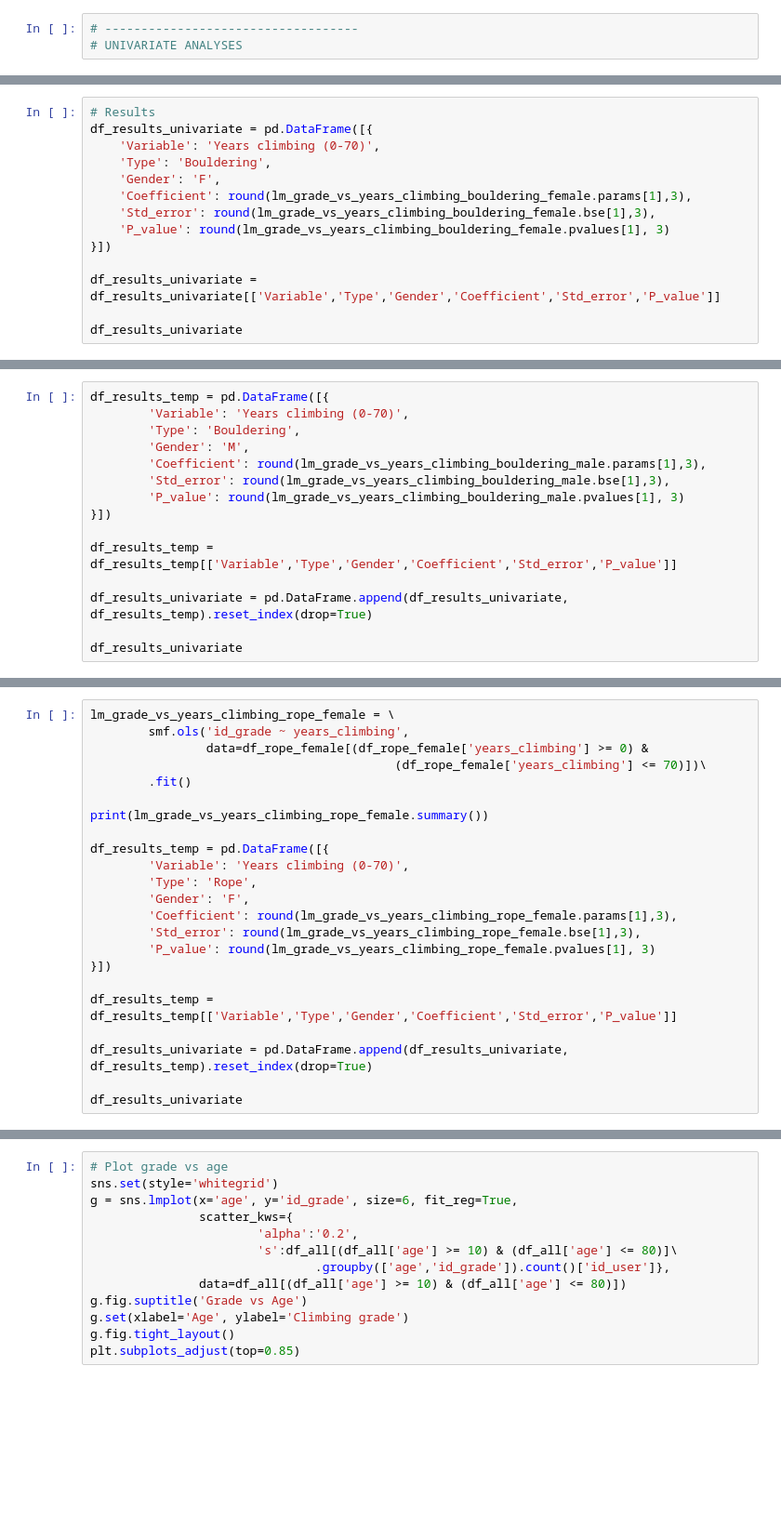
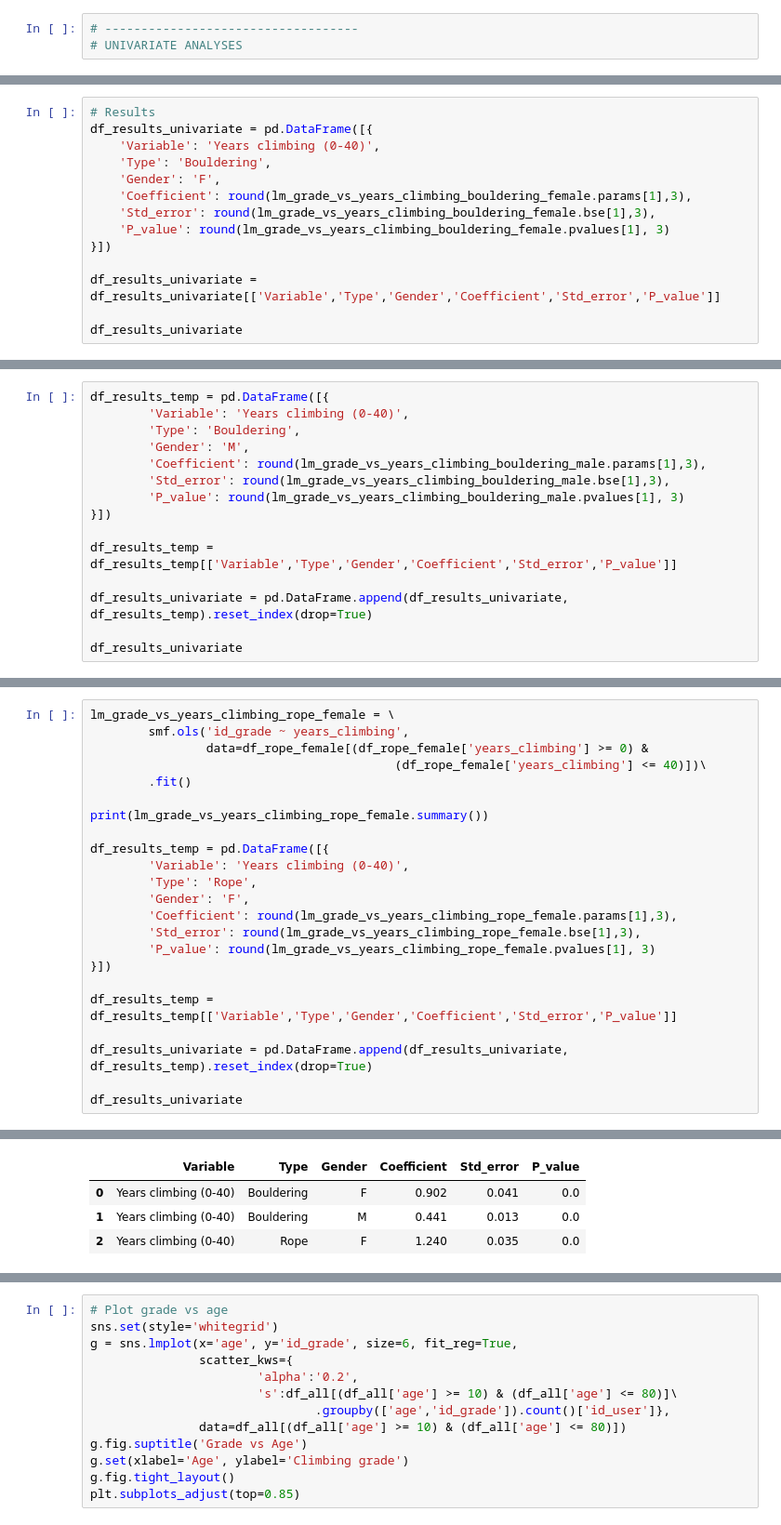
Before and after one commit to stevebachmeier/climber-characteristic-analysis, a Jupyter notebook: analysis.ipynb, the cells around one changed output, grey strips where cells are left out. Shown at 93% size. Drawn from its saved outputs; the diff is of its cells as text; blank space fills up the shorter version.

```diff
--- a/analysis.ipynb
+++ b/analysis.ipynb
@@ -1168,7 +1182,7 @@ print(lm_grade_vs_years_climbing_bouldering_female.summary())
 # %%
 # Results
 df_results_univariate = pd.DataFrame([{
-    'Variable': 'Years climbing (0-70)',
+    'Variable': 'Years climbing (0-40)',
     'Type': 'Bouldering',
     'Gender': 'F',
     'Coefficient': round(lm_grade_vs_years_climbing_bouldering_female.params[1],3),
@@ -1190,6 +1225,6 @@ print(lm_grade_vs_years_climbing_bouldering_male.summary())
 # %%
 df_results_temp = pd.DataFrame([{
-        'Variable': 'Years climbing (0-70)',
+        'Variable': 'Years climbing (0-40)',
         'Type': 'Bouldering',
         'Gender': 'M',
         'Coefficient': round(lm_grade_vs_years_climbing_bouldering_male.params[1],3),
@@ -1206,13 +1245,13 @@ df_results_univariate
 lm_grade_vs_years_climbing_rope_female = \
         smf.ols('id_grade ~ years_climbing',
                 data=df_rope_female[(df_rope_female['years_climbing'] >= 0) &
-                                          (df_rope_female['years_climbing'] <= 70)])\
+                                          (df_rope_female['years_climbing'] <= 40)])\
         .fit()
 
 print(lm_grade_vs_years_climbing_rope_female.summary())
 
 df_results_temp = pd.DataFrame([{
-        'Variable': 'Years climbing (0-70)',
+        'Variable': 'Years climbing (0-40)',
         'Type': 'Rope',
         'Gender': 'F',
         'Coefficient': round(lm_grade_vs_years_climbing_rope_female.params[1],3),
@@ -1225,3 +1264,4 @@ df_results_temp = df_results_temp[['Variable','Type','Gender','Coefficient','Std
 df_results_univariate = pd.DataFrame.append(df_results_univariate, df_results_temp).reset_index(drop=True)
 
 df_results_univariate
+# %% [output]
@@ -1228,3 +1285,7 @@ df_results_univariate
+|  | Variable | Type | Gender | Coefficient | Std_error | P_value |
+| 0 | Years climbing (0-40) | Bouldering | F | 0.902 | 0.041 | 0.0 |
+| 1 | Years climbing (0-40) | Bouldering | M | 0.441 | 0.013 | 0.0 |
+| 2 | Years climbing (0-40) | Rope | F | 1.240 | 0.035 | 0.0 |
 # %%
 # Linear regression fit
 lm_grade_vs_years_climbing_rope_male = \
```
Also changed, not shown: parts of 19 cells of this notebook, 1 other file.
